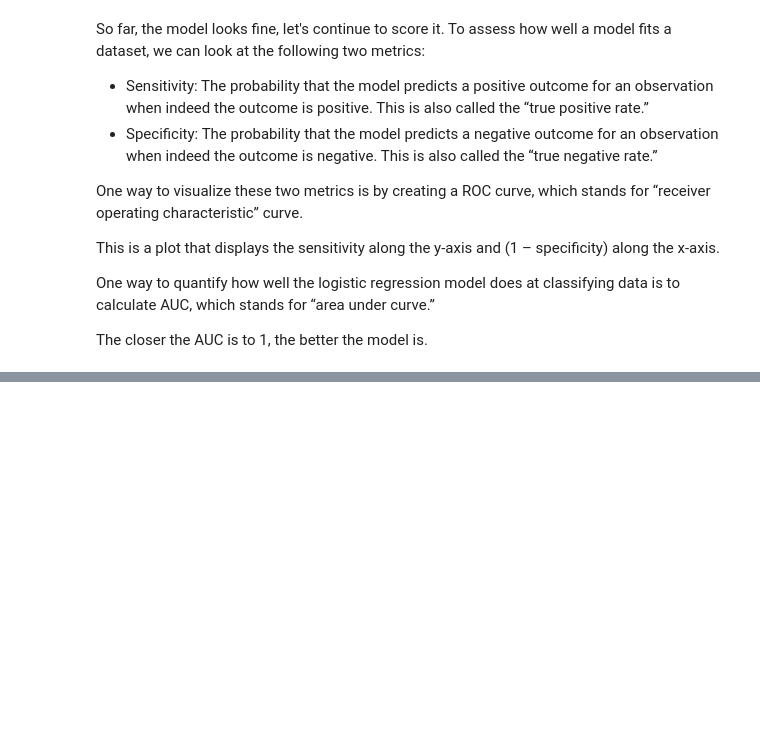
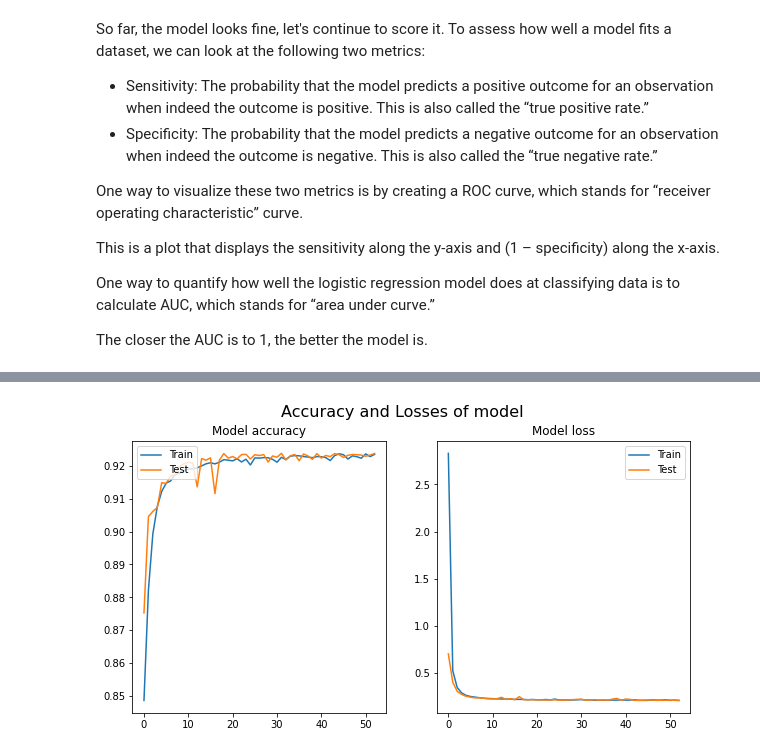
Before and after one commit to hmorales21/Patient-survival-prediction, a Jupyter notebook: notebooks/ps_prediction_modelling.ipynb, the cells around one changed output, grey strips where cells are left out. Cells and saved outputs as stored; diff of their text form; code cells hidden in the pictures; blank space fills up the shorter version.

Commit message:
final model is ready

```diff
--- a/notebooks/ps_prediction_modelling.ipynb
+++ b/notebooks/ps_prediction_modelling.ipynb
@@ -193,0 +277,7 @@ Tuning Parameters
+# %%
+#Here yhou are! the best hyperparameters
+params_nn_ = nn_bo.max['params']
+activationL = ['relu', 'sigmoid', 'softplus', 'softsign', 'tanh', 'selu',
+               'elu', 'exponential', LeakyReLU,'relu']
+params_nn_['activation'] = activationL[round(params_nn_['activation'])]
+params_nn_
@@ -193,0 +293,12 @@ Tuning Parameters
+# %%
+nn_model_tuned = Sequential()
+nn_model_tuned.add(Dense(params_nn_['neurons'], input_dim=103, activation=params_nn_['activation']))
+nn_model_tuned.add(Dense(params_nn_['neurons']/2, activation = params_nn_['activation']))
+nn_model_tuned.add(Dense(params_nn_['neurons']/4, activation = params_nn_['activation']))
+nn_model_tuned.add(Dense(1, activation='sigmoid'))
+nn_model_tuned.compile(loss='binary_crossentropy', optimizer='adam', metrics=['accuracy'])
+# %%
+#train the tuned model
+history = nn_model_tuned.fit(X_train, y_train,validation_data = (X_test,y_test),
+                             epochs = trunc(params_nn_['epochs']),
+                             batch_size = trunc(params_nn_['batch_size']))
@@ -193,0 +323,25 @@ Tuning Parameters
+# %%
+#plot the final model
+#ploting accuracy
+figure, (axis1,axis2) = plt.subplots(1, 2,figsize=(10, 5))
+figure.suptitle("Accuracy and Losses of model", fontsize=16)
+axis1.plot(history.history['accuracy'])
+axis1.plot(history.history['val_accuracy'])
+axis1.title.set_text('Model accuracy')
+axis1.title.set_y('Accuracy')
+#axis1.title.set_x('Epoch')
+axis1.legend(['Train', 'Test'], loc='upper left')
+
+#ploting losses
+axis2.plot(history.history['loss'])
+axis2.plot(history.history['val_loss'])
+axis2.title.set_text('Model loss')
+axis2.title.set_y('Loss')
+#axis2.title.set_x('Epoch')
+axis2.legend(['Train', 'Test'], loc='upper right')
+
+#show the graph
+
+plt.show()
+# %% [output]
+[figure, added]
```
Also changed, not shown: parts of 15 cells of this notebook, 1 other file.
